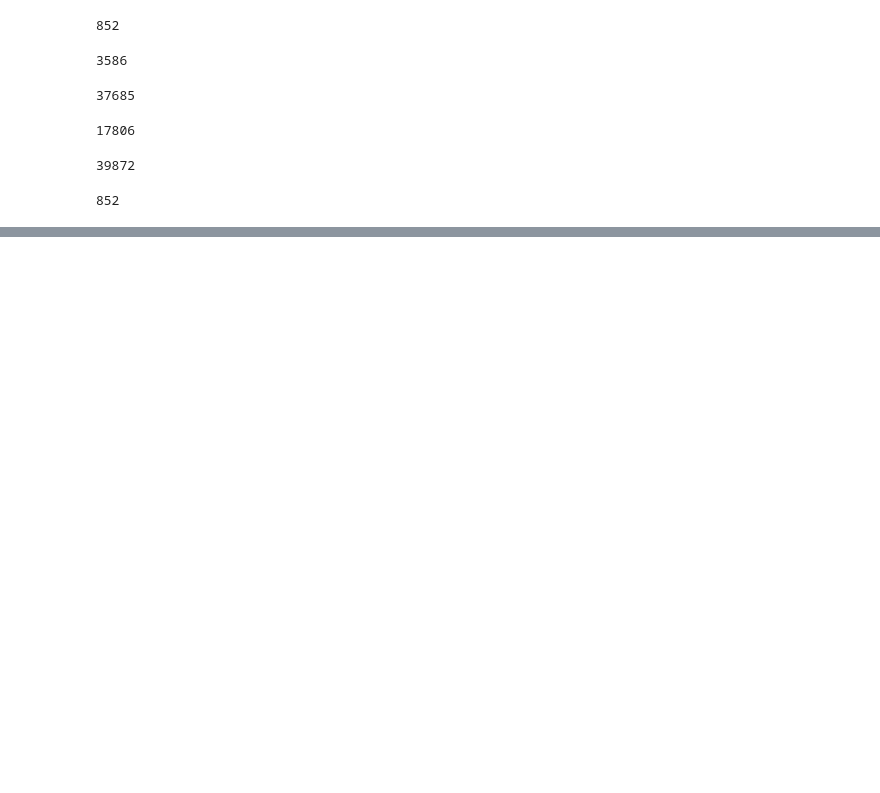
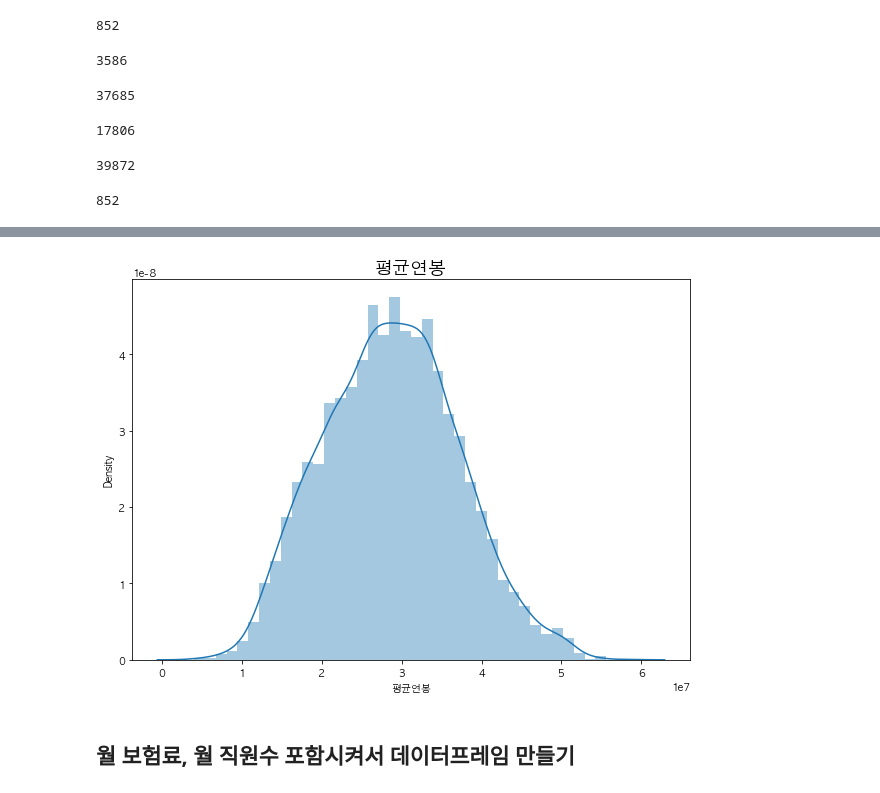
Before and after one commit to ilikeinow12/team2_wanted_onboarding, a Jupyter notebook: Data_sorting.ipynb, the cells around one changed output, grey strips where cells are left out. Saved outputs shown, nothing was run; the diff lists cells and outputs as text; code cells hidden in the pictures; blank space fills up the shorter version.

```diff
--- a/Data_sorting.ipynb
+++ b/Data_sorting.ipynb
@@ -186,0 +235,2 @@ len(value_2019)
+# %%
+group['평균연봉'] = group['평균월급'] * 12
@@ -186,0 +254,9 @@ len(value_2019)
+# %%
+plt.figure(figsize=(10, 7))
+sns.distplot(group.loc[group['평균연봉'].notnull(), '평균연봉'])
+plt.title('평균연봉', fontsize=18)
+plt.show()
+# %% [output]
+[figure, added]
+# %% [markdown]
+## 월 보험료, 월 직원수 포함시켜서 데이터프레임 만들기
```
Also changed, not shown: parts of 17 cells of this notebook.
